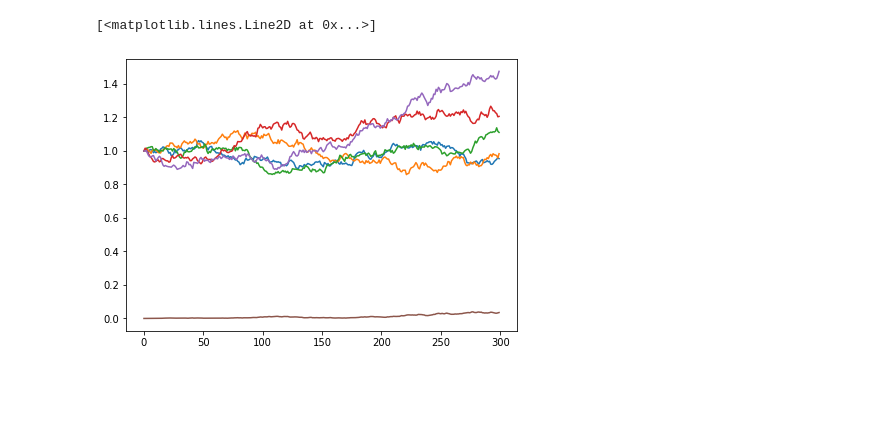
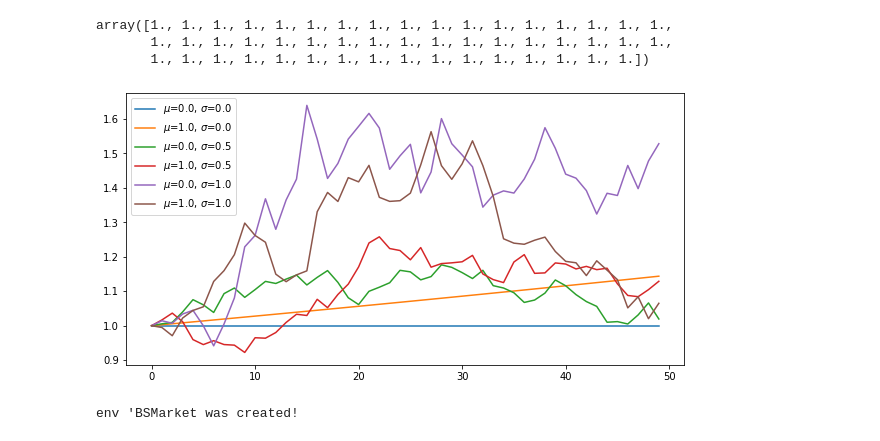
Before and after one commit to bluesunb/Deep_Hedging, a Jupyter notebook: Utils/test.ipynb, the cells around one changed output. Cells and saved outputs as stored; diff of their text form; code cells hidden in the pictures; blank space fills up the shorter version.

```diff
--- a/Utils/test.ipynb
+++ b/Utils/test.ipynb
@@ -31,10 +7,0 @@ def brownian_sim(num_path, num_period, mu, std, init_p, dt):
-# %%
-np.random.seed(42)
-
-gbm = geometric_brownian_motion(5, 300, 0, 0.2, 1.0, 1/365)
-
-plt.figure(figsize=(7,5))
-for i in range(5):
-    plt.plot(gbm[:, i])
-
-plt.plot(np.var(gbm, axis=1))
@@ -44,13 +7,0 @@ plt.plot(np.var(gbm, axis=1))
-# %%
-np.random.seed(42)
-
-bs = brownian_sim(5, 300, 0, 0.2, 1.0, 1/365)
-
-plt.figure(figsize=(7,5))
-for i in range(5):
-    plt.plot(bs[:, i])
-
-plt.plot(np.var(bs, axis=1))
-# %% [output]
-[<matplotlib.lines.Line2D at 0x...>]
-[figure, removed]
@@ -117,0 +8,26 @@ def lookback_option_payoff(prices: np.ndarray, strike: float = 1.0) -> np.ndarra
+# %%
+vol = np.array([0.0, 0.0, 0.5,0.5, 1.0, 1.0])
+drift = np.array([0.0, 1.0, 0.0, 1.0, 0.0, 1.0])
+dt = 1/365
+
+gbm = prices.geometric_brownian_motion(6, 50, drift, vol, 1.0, dt)
+# %%
+gbm[:, 0]
+# %% [output]
+array([1., 1., 1., 1., 1., 1., 1., 1., 1., 1., 1., 1., 1., 1., 1., 1., 1.,
+       1., 1., 1., 1., 1., 1., 1., 1., 1., 1., 1., 1., 1., 1., 1., 1., 1.,
+       1., 1., 1., 1., 1., 1., 1., 1., 1., 1., 1., 1., 1., 1., 1., 1.])
+# %%
+plt.figure(figsize=(10,5))
+for i in range(6):
+    plt.plot(gbm[:, i], label=rf'$\mu$={drift[i]}, $\sigma$={vol[i]}')
+plt.legend()
+plt.show()
+# %% [output]
+[figure, added]
+# %%
+from Env.env import BSMarketEval
+
+env = BSMarketEval(n_assets=1000, cost=0.02, volatility=0.4, drift=1.0)
+# %% [output]
+env 'BSMarket was created!
```
Also changed, not shown: parts of 8 cells of this notebook, 3 other files.
